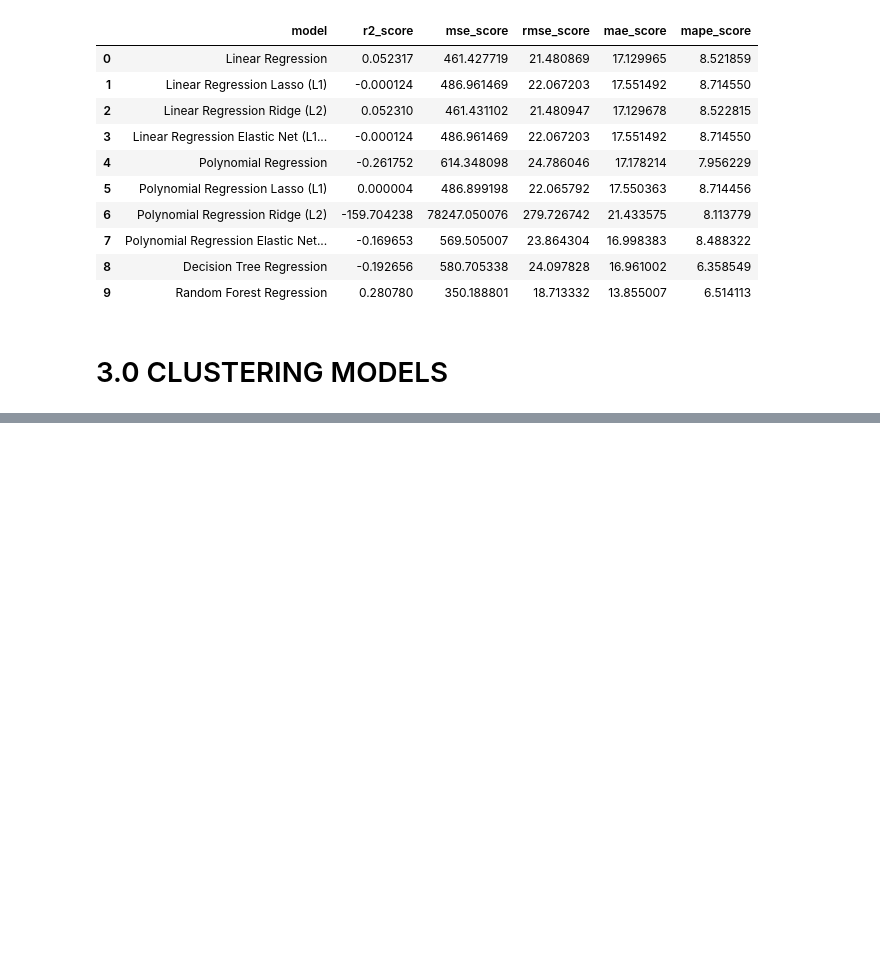
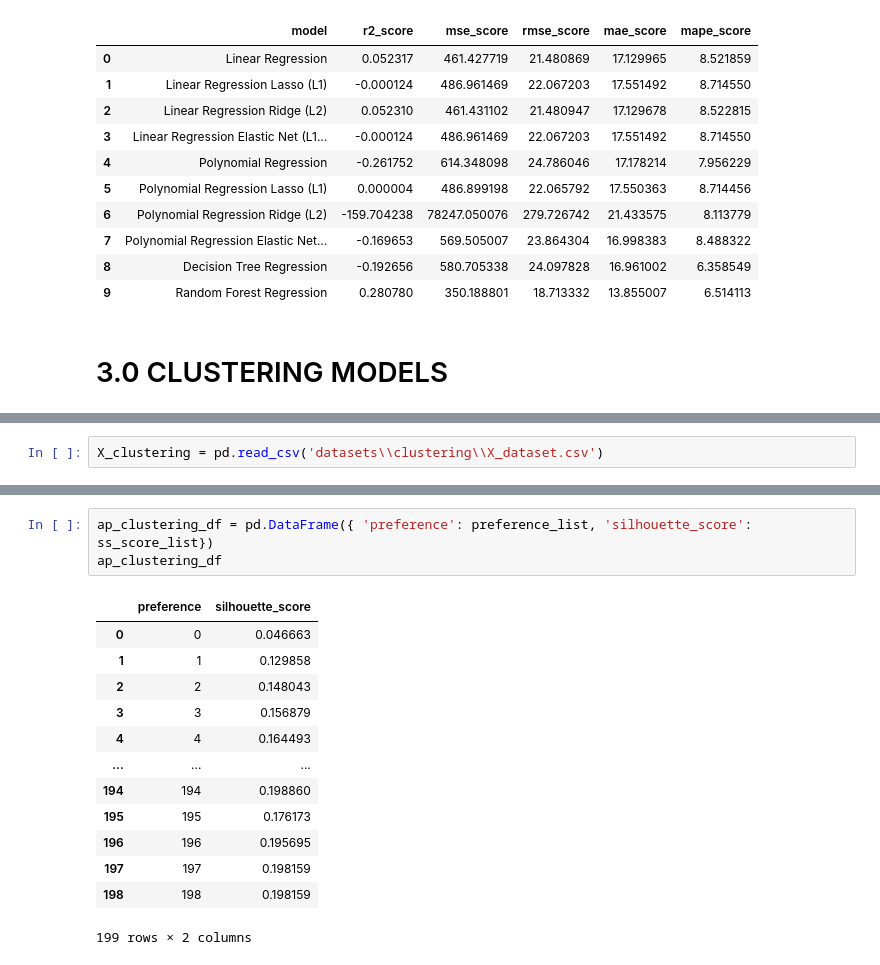
Before and after one commit to AndreMenezesDS/machine_learning_test, a Jupyter notebook: ml_trials.ipynb, the cells around one changed output, grey strips where cells are left out. Saved outputs shown, nothing was run; the diff lists cells and outputs as text; blank space fills up the shorter version.

```diff
--- a/ml_trials.ipynb
+++ b/ml_trials.ipynb
@@ -2016,0 +2019,2 @@ test_regression_results
+# %%
+X_clustering = pd.read_csv('datasets\\clustering\\X_dataset.csv')
@@ -2016,0 +2090,17 @@ test_regression_results
+# %%
+ap_clustering_df = pd.DataFrame({ 'preference': preference_list, 'silhouette_score': ss_score_list})
+ap_clustering_df
+# %% [output]
+|  | preference | silhouette_score |
+| 0 | 0 | 0.046663 |
+| 1 | 1 | 0.129858 |
+| 2 | 2 | 0.148043 |
+| 3 | 3 | 0.156879 |
+| 4 | 4 | 0.164493 |
+| ... | ... | ... |
+| 194 | 194 | 0.198860 |
+| 195 | 195 | 0.176173 |
+| 196 | 196 | 0.195695 |
+| 197 | 197 | 0.198159 |
+| 198 | 198 | 0.198159 |
+199 rows × 2 columns
```
Also changed, not shown: parts of 14 cells of this notebook.
